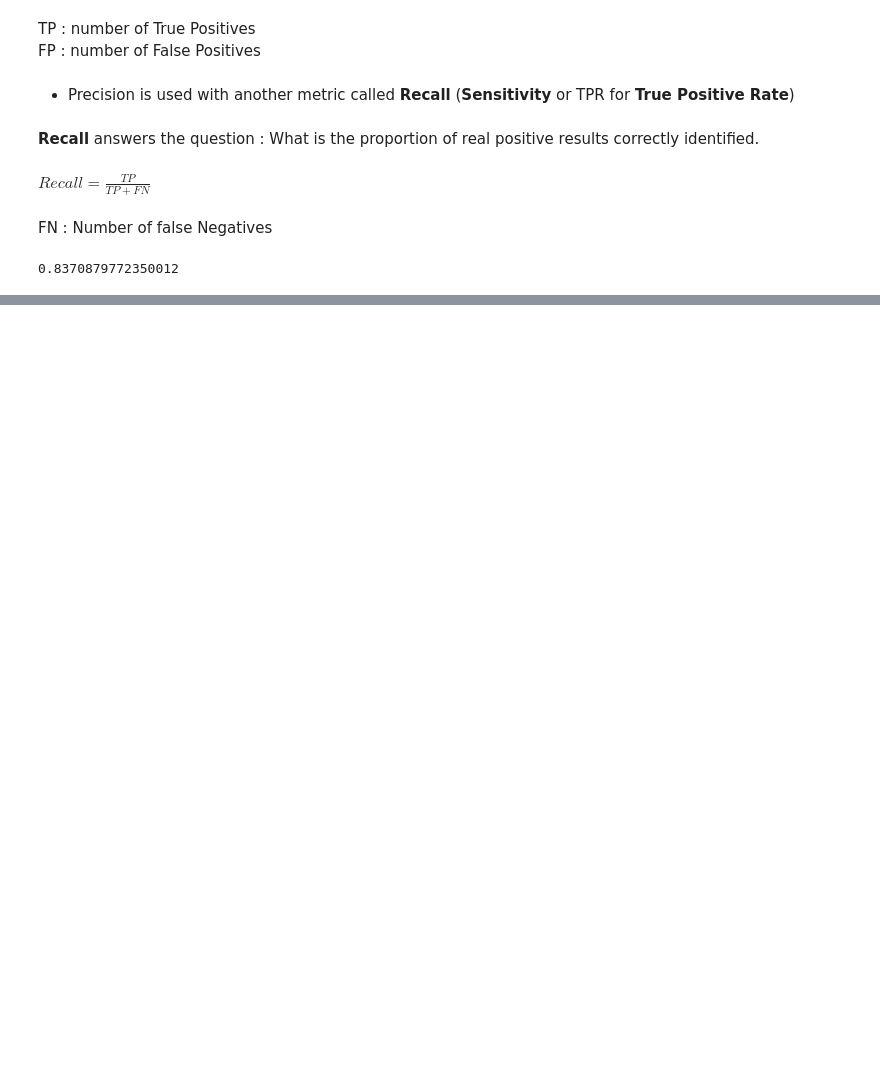
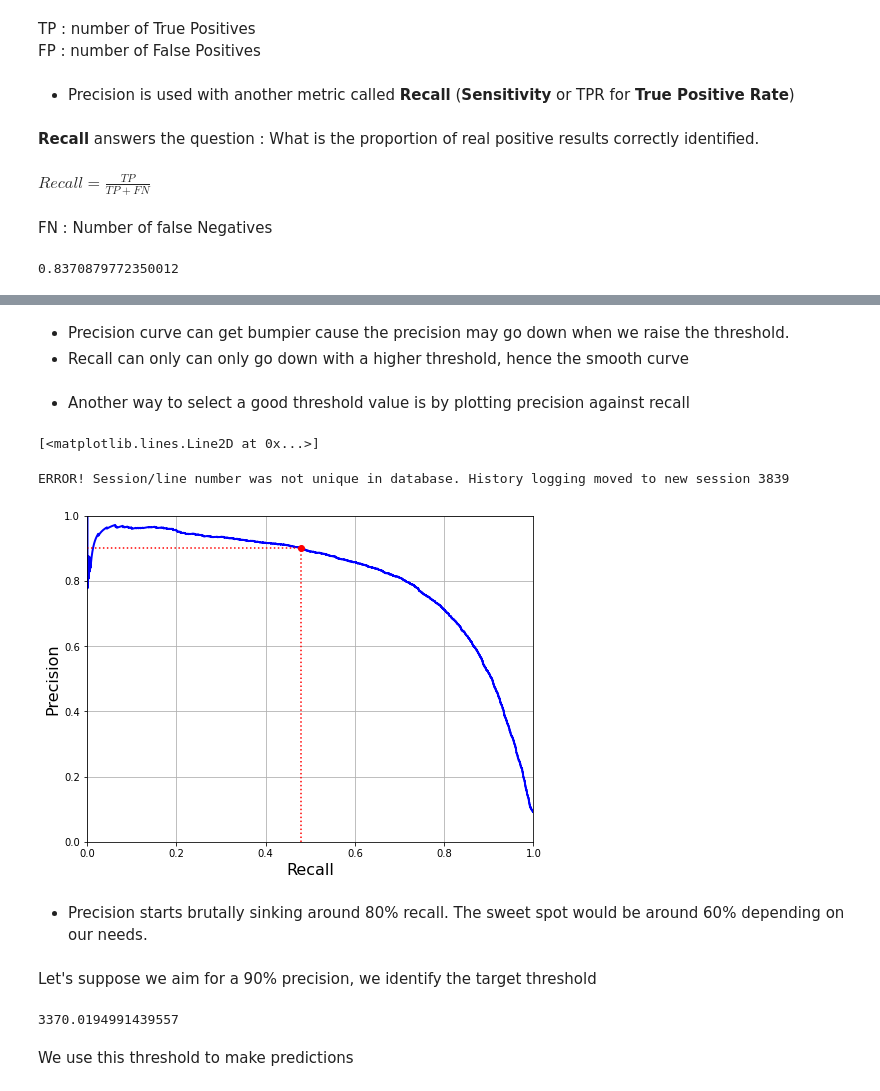
Before and after one commit to chikoungoun/Machine-Learning, a Jupyter notebook: Hands On machine Learning - A summary/Chapter 3 - Classification.ipynb, the cells around one changed output, grey strips where cells are left out. Cells and saved outputs as stored; diff of their text form; code cells hidden in the pictures; blank space fills up the shorter version.

```diff
--- a/Hands On machine Learning - A summary/Chapter 3 - Classification.ipynb
+++ b/Hands On machine Learning - A summary/Chapter 3 - Classification.ipynb
@@ -336,0 +350,35 @@ plot_precision_recall_vs_threshold(precisions, recalls, thresholds)
+# %% [markdown]
+* Precision curve can get bumpier cause the precision may go down when we raise the threshold.
+* Recall can only can only go down with a higher threshold, hence the smooth curve
+# %% [markdown]
+* Another way to select a good threshold value is by plotting precision against recall
+# %%
+def plot_precision_vs_recall(precisions, recalls):
+    plt.plot(recalls, precisions,"b-",linewidth=2)
+    plt.xlabel('Recall', fontsize=16)
+    plt.ylabel('Precision', fontsize=16)
+    plt.axis([0,1,0,1])# ???
+    plt.grid(True)
+
+plt.figure(figsize=(8,6))
+plot_precision_vs_recall(precisions, recalls)
+# draw lines
+plt.plot([recall_90_precision, recall_90_precision],[0.,0.9],'r:')
+plt.plot([0.0,recall_90_precision],[0.9,0.9],'r:')
+# draw the point
+plt.plot([recall_90_precision],[0.9],'ro')
+# %% [output]
+[<matplotlib.lines.Line2D at 0x...>]
+ERROR! Session/line number was not unique in database. History logging moved to new session 3839
+[figure, added]
+# %% [markdown]
+* Precision starts brutally sinking around 80% recall. The sweet spot would be around 60% depending on our needs.
+# %% [markdown]
+Let's suppose we aim for a 90% precision, we identify the target threshold
+# %%
+threshold_90_precision = thresholds[np.argmax(precisions >= 0.9)]
+threshold_90_precision
+# %% [output]
+3370.0194991439557
+# %% [markdown]
+We use this threshold to make predictions
```
Also changed, not shown: parts of 61 cells of this notebook.
